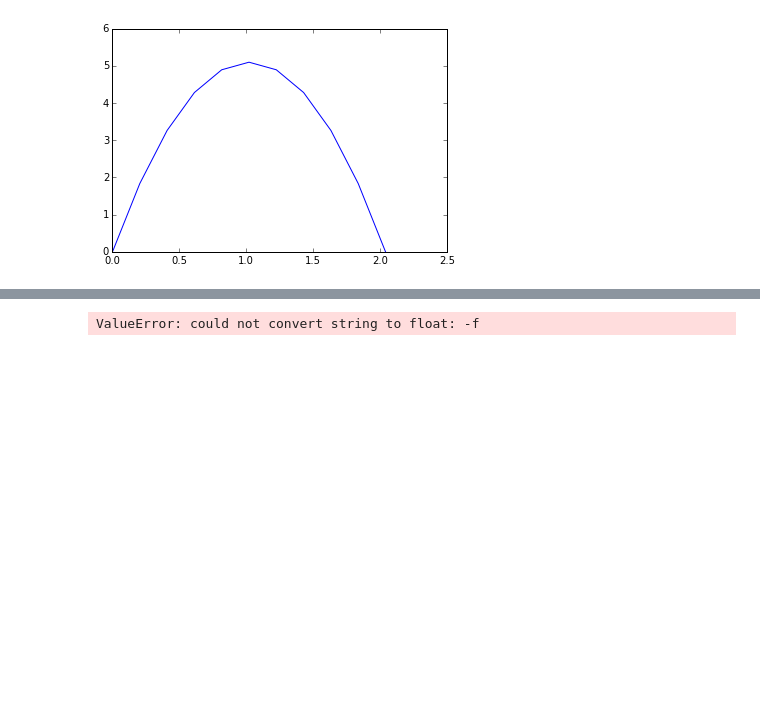
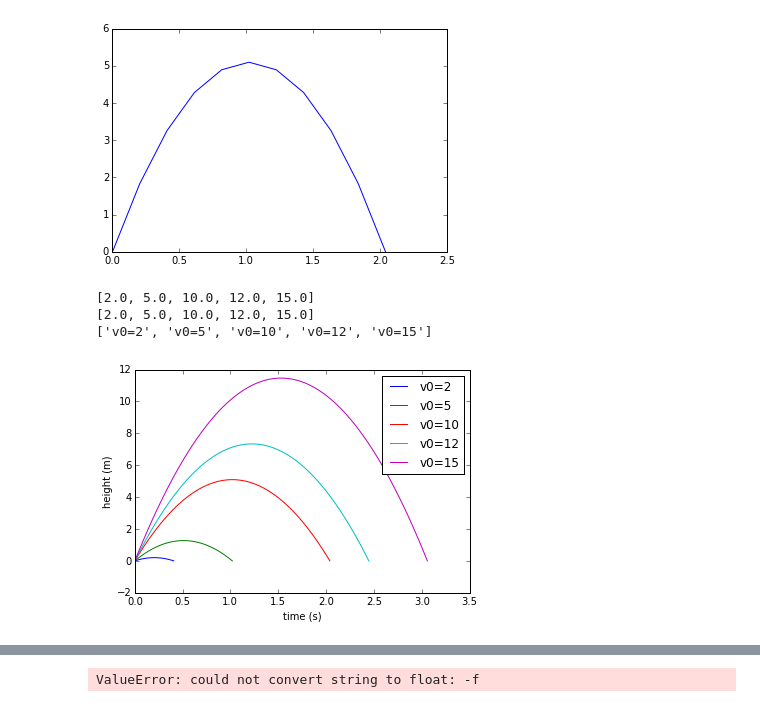
Before and after one commit to camillanore/Studies, a Jupyter notebook: python/Eksamenslesing.ipynb, the cells around one changed output, grey strips where cells are left out. Saved outputs shown, nothing was run; the diff lists cells and outputs as text; code cells hidden in the pictures; blank space fills up the shorter version.

```diff
--- a/python/Eksamenslesing.ipynb
+++ b/python/Eksamenslesing.ipynb
@@ -363,3 +366,47 @@ t = 1.83        y = 1.83
 t = 2.04        y = 0.00
 [<matplotlib.lines.Line2D at 0x...>]
 [figure]
+# %%
+# Answer to plot_ball2.py
+#SKJØNNER IKKE
+from numpy import *
+from matplotlib.pyplot import *
+import sys
+
+v0_arg = [2, 5, 10, 12, 15]
+
+if len(sys.argv) ==1:
+    print 'Give v0 values on the command line!'
+    sys.exit(1)
+
+#v0_list = [float(v0) for v0 in v0_arg[:]]
+
+v0_list2 = []
+for kallenavn in v0_arg:
+    v0_list2.append(float(kallenavn)) #convert arguments to floats
+print v0_list
+print v0_list2
+
+g = 9.81
+
+legends = [] #text for each curve . will name your curves in the plot
+for v0 in v0_list2:
+    t_max = 2*v0/g
+    t = linspace(0,t_max,100)
+    y = v0*t -0.5*g*t**2
+    hold(True)
+    plot(t,y, label='Velocity=%g'%v0) #making the plot
+    legends.append('v0=%g'%v0)
+
+
+xlabel('time (s)')
+ylabel('height (m)')
+legend(legends)
+#legend()
+print legends
+show() #showing the plot
+# %% [output]
+[2.0, 5.0, 10.0, 12.0, 15.0]
+[2.0, 5.0, 10.0, 12.0, 15.0]
+['v0=2', 'v0=5', 'v0=10', 'v0=12', 'v0=15']
+[figure, added]
```
Also changed, not shown: parts of 33 cells of this notebook, 1 other file.
